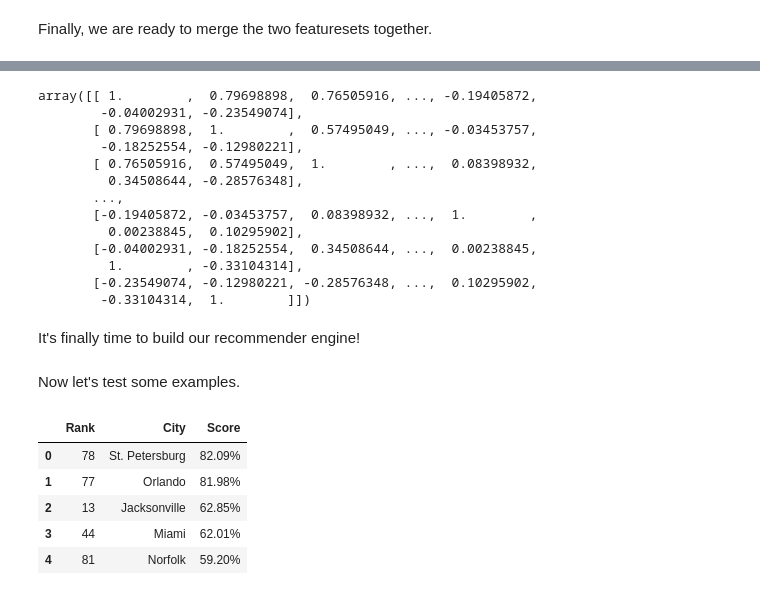
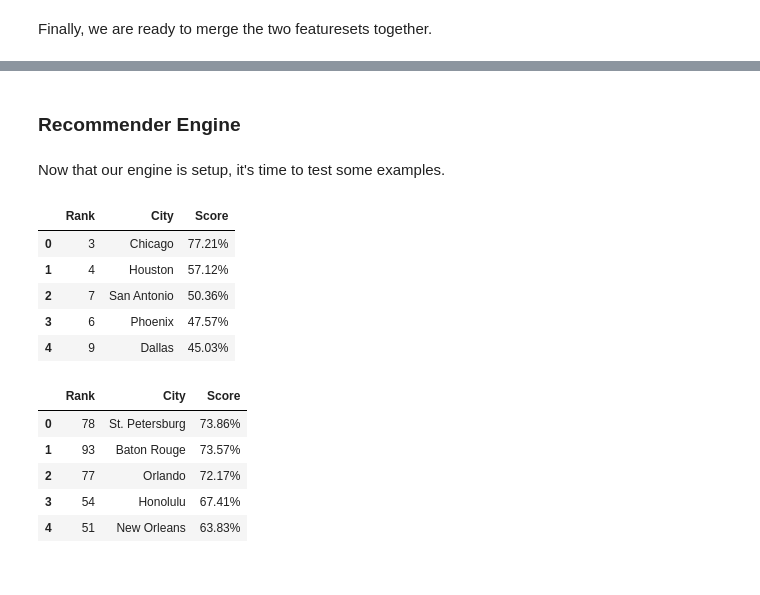
Before and after one commit to Shemmer93/Coursera_Capstone, a Jupyter notebook: Final project notebook secured.ipynb, the cells around one changed output, grey strips where cells are left out. Saved outputs shown, nothing was run; the diff lists cells and outputs as text; code cells hidden in the pictures.

```diff
--- a/Final project notebook secured.ipynb
+++ b/Final project notebook secured.ipynb
@@ -410,24 +428,6 @@ Because we are building a content-based recommender system based on numerical da
-# %%
-# Compute the cosine similarity matrix for the featureset
-cossim = cosine_similarity(X, X)
-cossim
-# %% [output]
-array([[ 1.        ,  0.79698898,  0.76505916, ..., -0.19405872,
-        -0.04002931, -0.23549074],
-       [ 0.79698898,  1.        ,  0.57495049, ..., -0.03453757,
-        -0.18252554, -0.12980221],
-       [ 0.76505916,  0.57495049,  1.        , ...,  0.08398932,
-         0.34508644, -0.28576348],
-       ...,
-       [-0.19405872, -0.03453757,  0.08398932, ...,  1.        ,
-         0.00238845,  0.10295902],
-       [-0.04002931, -0.18252554,  0.34508644, ...,  0.00238845,
-         1.        , -0.33104314],
-       [-0.23549074, -0.12980221, -0.28576348, ...,  0.10295902,
-        -0.33104314,  1.        ]])
 # %%
 # Construct a reverse map of indices and cities
 indices = pd.Series(df.index, index=df['City']).drop_duplicates()
-# %% [markdown]
-It's finally time to build our recommender engine!
+# %% [markdown]
+### Recommender Engine
 # %%
@@ -456,13 +468,22 @@ def get_recommendations(city, cossim=cossim):
 
     return result
 # %% [markdown]
-Now let's test some examples.
+Now that our engine is setup, it's time to test some examples.
+# %%
+get_recommendations(['Los Angeles', 'San Diego', 'New York'])
+# %% [output]
+|  | Rank | City | Score |
+| 0 | 3 | Chicago | 77.21% |
+| 1 | 4 | Houston | 57.12% |
+| 2 | 7 | San Antonio | 50.36% |
+| 3 | 6 | Phoenix | 47.57% |
+| 4 | 9 | Dallas | 45.03% |
 # %%
-get_recommendations('Tampa')
+get_recommendations(['Tampa', 'Miami'])
 # %% [output]
 |  | Rank | City | Score |
-| 0 | 78 | St. Petersburg | 82.09% |
-| 1 | 77 | Orlando | 81.98% |
-| 2 | 13 | Jacksonville | 62.85% |
-| 3 | 44 | Miami | 62.01% |
-| 4 | 81 | Norfolk | 59.20% |
+| 0 | 78 | St. Petersburg | 73.86% |
+| 1 | 93 | Baton Rouge | 73.57% |
+| 2 | 77 | Orlando | 72.17% |
+| 3 | 54 | Honolulu | 67.41% |
+| 4 | 51 | New Orleans | 63.83% |
```
Also changed, not shown: parts of 28 cells of this notebook.
